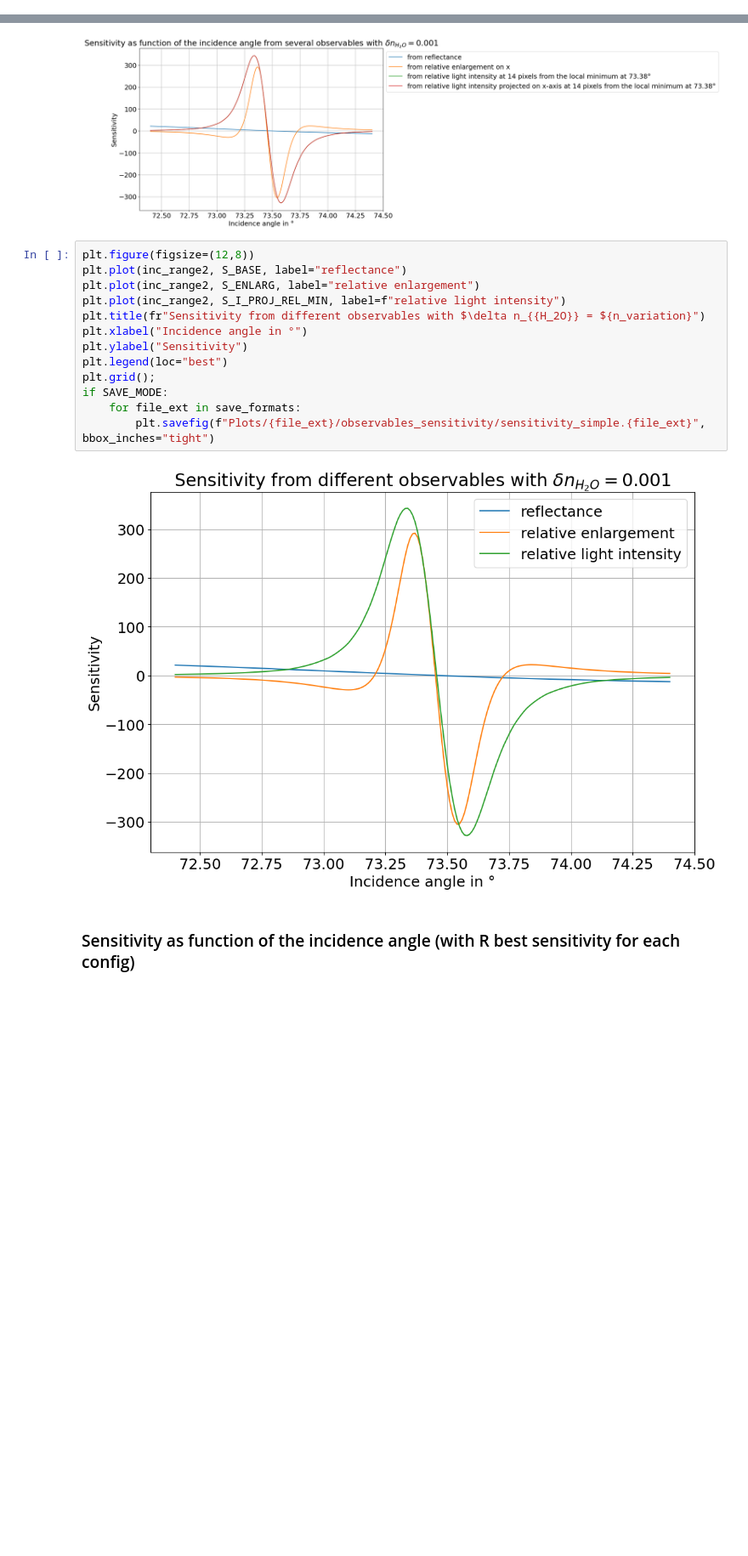
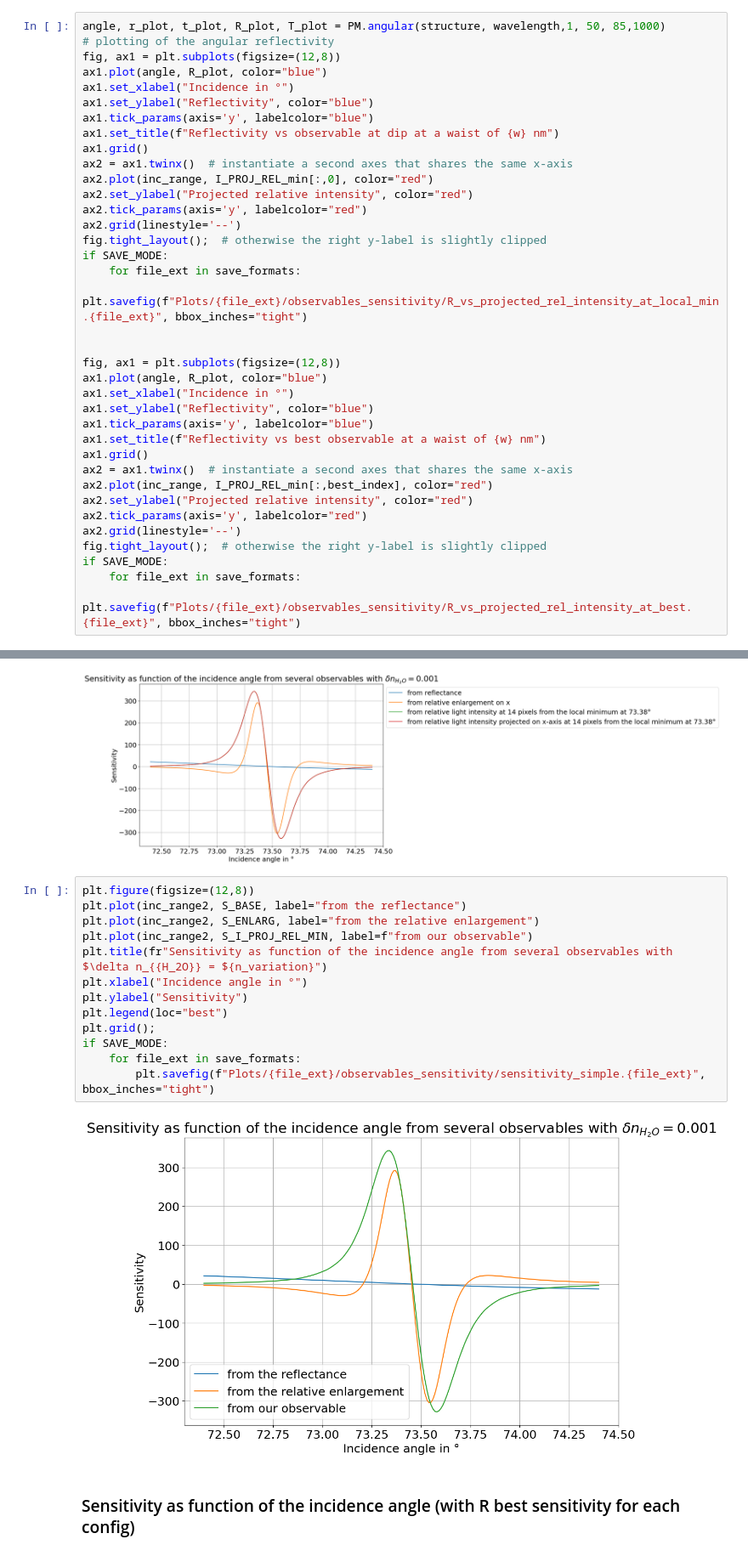
Before and after one commit to Tristan63170/Interferometric_Reflectivity_Dip, a Jupyter notebook: with_water/observable_determination_and_sensitivity_parallel.ipynb, the cells around one changed output, grey strips where cells are left out. Shown at 85% size. Cells and saved outputs as stored; diff of their text form; blank space fills up the shorter version.

Commit message:
New plots

```diff
--- a/with_water/observable_determination_and_sensitivity_parallel.ipynb
+++ b/with_water/observable_determination_and_sensitivity_parallel.ipynb
@@ -266,0 +270,37 @@ num_best_neighbor = best_index
+# %%
+angle, r_plot, t_plot, R_plot, T_plot = PM.angular(structure, wavelength,1, 50, 85,1000)
+# plotting of the angular reflectivity
+fig, ax1 = plt.subplots(figsize=(12,8))
+ax1.plot(angle, R_plot, color="blue")
+ax1.set_xlabel("Incidence in °")
+ax1.set_ylabel("Reflectivity", color="blue")
+ax1.tick_params(axis='y', labelcolor="blue")
+ax1.set_title(f"Reflectivity vs observable at dip at a waist of {w} nm")
+ax1.grid()
+ax2 = ax1.twinx()  # instantiate a second axes that shares the same x-axis
+ax2.plot(inc_range, I_PROJ_REL_min[:,0], color="red")
+ax2.set_ylabel("Projected relative intensity", color="red")
+ax2.tick_params(axis='y', labelcolor="red")
+ax2.grid(linestyle='--')
+fig.tight_layout();  # otherwise the right y-label is slightly clipped
+if SAVE_MODE:
+    for file_ext in save_formats:
+        plt.savefig(f"Plots/{file_ext}/observables_sensitivity/R_vs_projected_rel_intensity_at_local_min.{file_ext}", bbox_inches="tight")
+
+
+fig, ax1 = plt.subplots(figsize=(12,8))
+ax1.plot(angle, R_plot, color="blue")
+ax1.set_xlabel("Incidence in °")
+ax1.set_ylabel("Reflectivity", color="blue")
+ax1.tick_params(axis='y', labelcolor="blue")
+ax1.set_title(f"Reflectivity vs best observable at a waist of {w} nm")
+ax1.grid()
+ax2 = ax1.twinx()  # instantiate a second axes that shares the same x-axis
+ax2.plot(inc_range, I_PROJ_REL_min[:,best_index], color="red")
+ax2.set_ylabel("Projected relative intensity", color="red")
+ax2.tick_params(axis='y', labelcolor="red")
+ax2.grid(linestyle='--')
+fig.tight_layout();  # otherwise the right y-label is slightly clipped
+if SAVE_MODE:
+    for file_ext in save_formats:
+        plt.savefig(f"Plots/{file_ext}/observables_sensitivity/R_vs_projected_rel_intensity_at_best.{file_ext}", bbox_inches="tight")
@@ -595,19 +638,19 @@ Sensitivity improvement in % vs reflectance canonical value (65):
 [figure]
 # %%
 plt.figure(figsize=(12,8))
-plt.plot(inc_range2, S_BASE, label="reflectance")
-plt.plot(inc_range2, S_ENLARG, label="relative enlargement")
-plt.plot(inc_range2, S_I_PROJ_REL_MIN, label=f"relative light intensity")
-plt.title(fr"Sensitivity from different observables with $\delta n_{{H_2O}} = ${n_variation}")
+plt.plot(inc_range2, S_BASE, label="from the reflectance")
+plt.plot(inc_range2, S_ENLARG, label="from the relative enlargement")
+plt.plot(inc_range2, S_I_PROJ_REL_MIN, label=f"from our observable")
+plt.title(fr"Sensitivity as function of the incidence angle from several observables with $\delta n_{{H_2O}} = ${n_variation}")
 plt.xlabel("Incidence angle in °")
 plt.ylabel("Sensitivity")
 plt.legend(loc="best")
 plt.grid();
 if SAVE_MODE:
     for file_ext in save_formats:
         plt.savefig(f"Plots/{file_ext}/observables_sensitivity/sensitivity_simple.{file_ext}", bbox_inches="tight")
 # %% [output]
-[figure, old version]
+[figure, new version]
 # %% [markdown]
 ### Sensitivity as function of the incidence angle (with R best sensitivity for each config)
 # %%
```
Also changed, not shown: parts of 4 cells of this notebook, 1 other file.
